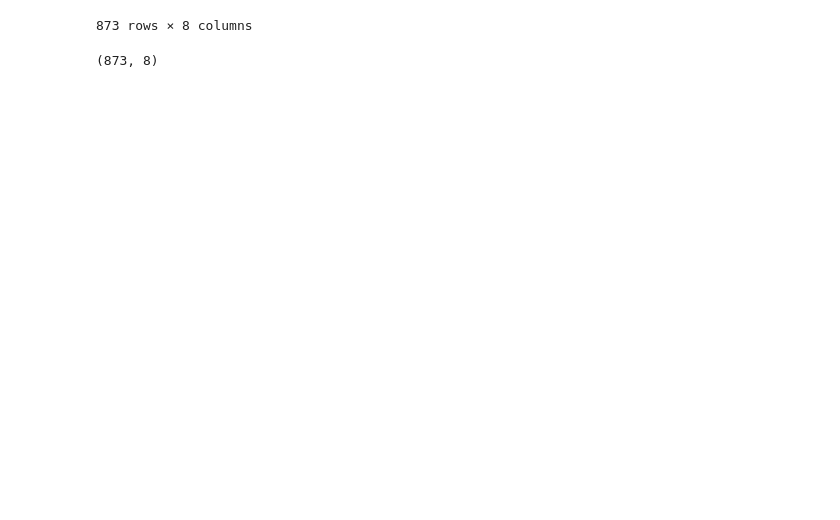
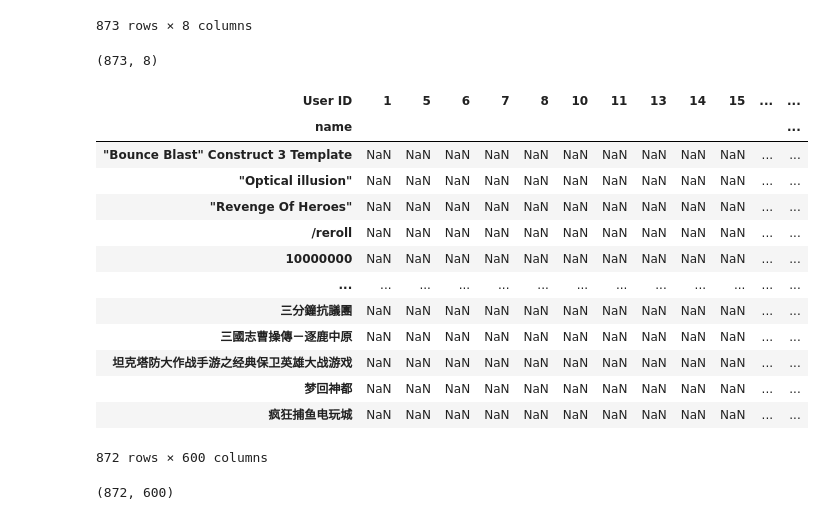
Before and after one commit to cburzo1/Product_Rec_App, a Jupyter notebook: jupyterNoteBokProject/prod_rec.ipynb, the cells around one changed output. Saved outputs shown, nothing was run; the diff lists cells and outputs as text; code cells hidden in the pictures; blank space fills up the shorter version.

```diff
--- a/jupyterNoteBokProject/prod_rec.ipynb
+++ b/jupyterNoteBokProject/prod_rec.ipynb
@@ -242,3 +242,26 @@ finished_set
 finished_set.shape
 # %% [output]
 (873, 8)
+# %%
+games_pivot_table = finished_set.pivot_table(columns='User ID', index='name', values='Review Score')
+# %%
+games_pivot_table
+# %% [output]
+| User ID | 1 | 5 | 6 | 7 | 8 | 10 | 11 | 13 | 14 | 15 | ... | ... |
+| name |  |  |  |  |  |  |  |  |  |  |  | ... |
+| "Bounce Blast" Construct 3 Template | NaN | NaN | NaN | NaN | NaN | NaN | NaN | NaN | NaN | NaN | ... | ... |
+| "Optical illusion" | NaN | NaN | NaN | NaN | NaN | NaN | NaN | NaN | NaN | NaN | ... | ... |
+| "Revenge Of Heroes" | NaN | NaN | NaN | NaN | NaN | NaN | NaN | NaN | NaN | NaN | ... | ... |
+| /reroll | NaN | NaN | NaN | NaN | NaN | NaN | NaN | NaN | NaN | NaN | ... | ... |
+| 10000000 | NaN | NaN | NaN | NaN | NaN | NaN | NaN | NaN | NaN | NaN | ... | ... |
+| ... | ... | ... | ... | ... | ... | ... | ... | ... | ... | ... | ... | ... |
+| 三分鐘抗議團 | NaN | NaN | NaN | NaN | NaN | NaN | NaN | NaN | NaN | NaN | ... | ... |
+| 三國志曹操傳－逐鹿中原 | NaN | NaN | NaN | NaN | NaN | NaN | NaN | NaN | NaN | NaN | ... | ... |
+| 坦克塔防大作战手游之经典保卫英雄大战游戏 | NaN | NaN | NaN | NaN | NaN | NaN | NaN | NaN | NaN | NaN | ... | ... |
+| 梦回神都 | NaN | NaN | NaN | NaN | NaN | NaN | NaN | NaN | NaN | NaN | ... | ... |
+| 疯狂捕鱼电玩城 | NaN | NaN | NaN | NaN | NaN | NaN | NaN | NaN | NaN | NaN | ... | ... |
+872 rows × 600 columns
+# %%
+games_pivot_table.shape
+# %% [output]
+(872, 600)
```
Also changed, not shown: parts of 14 cells of this notebook.
